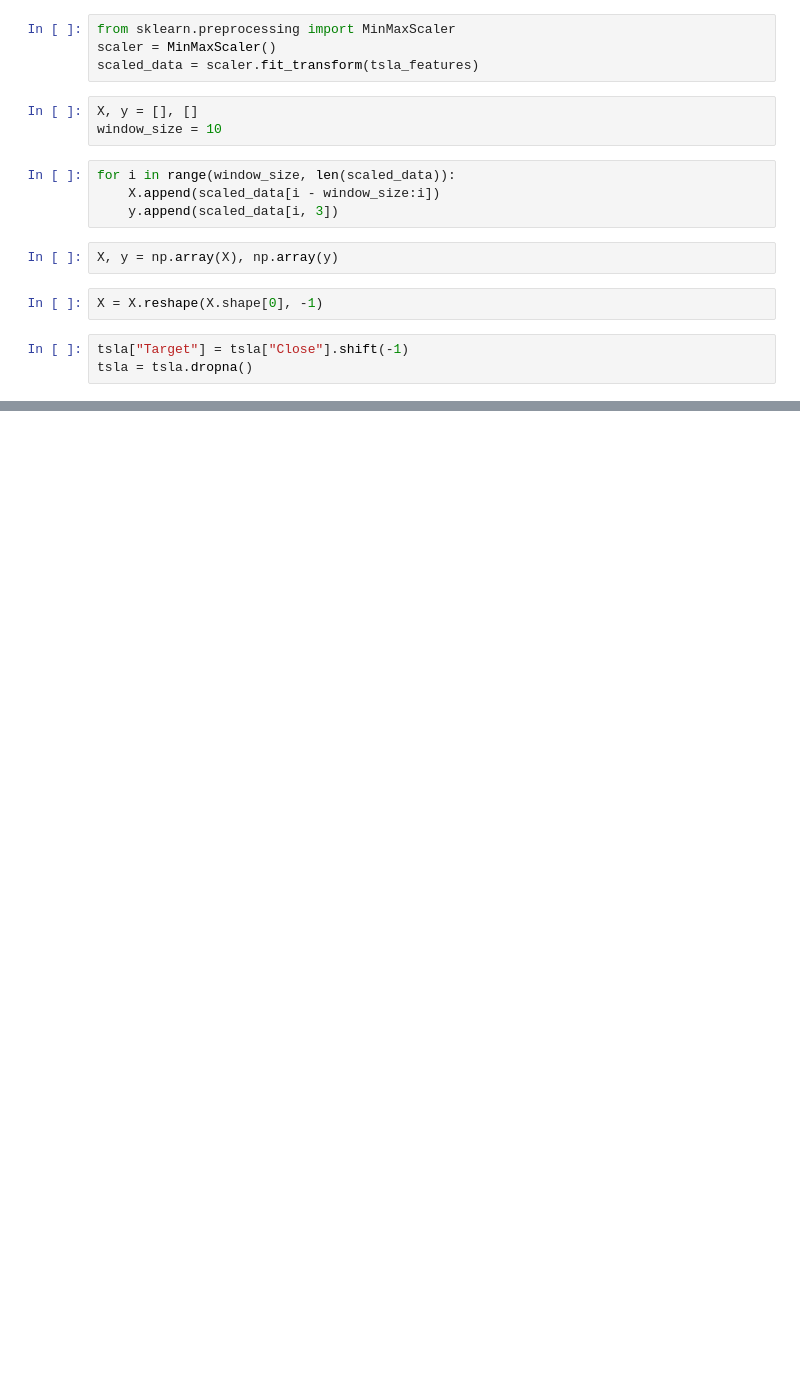
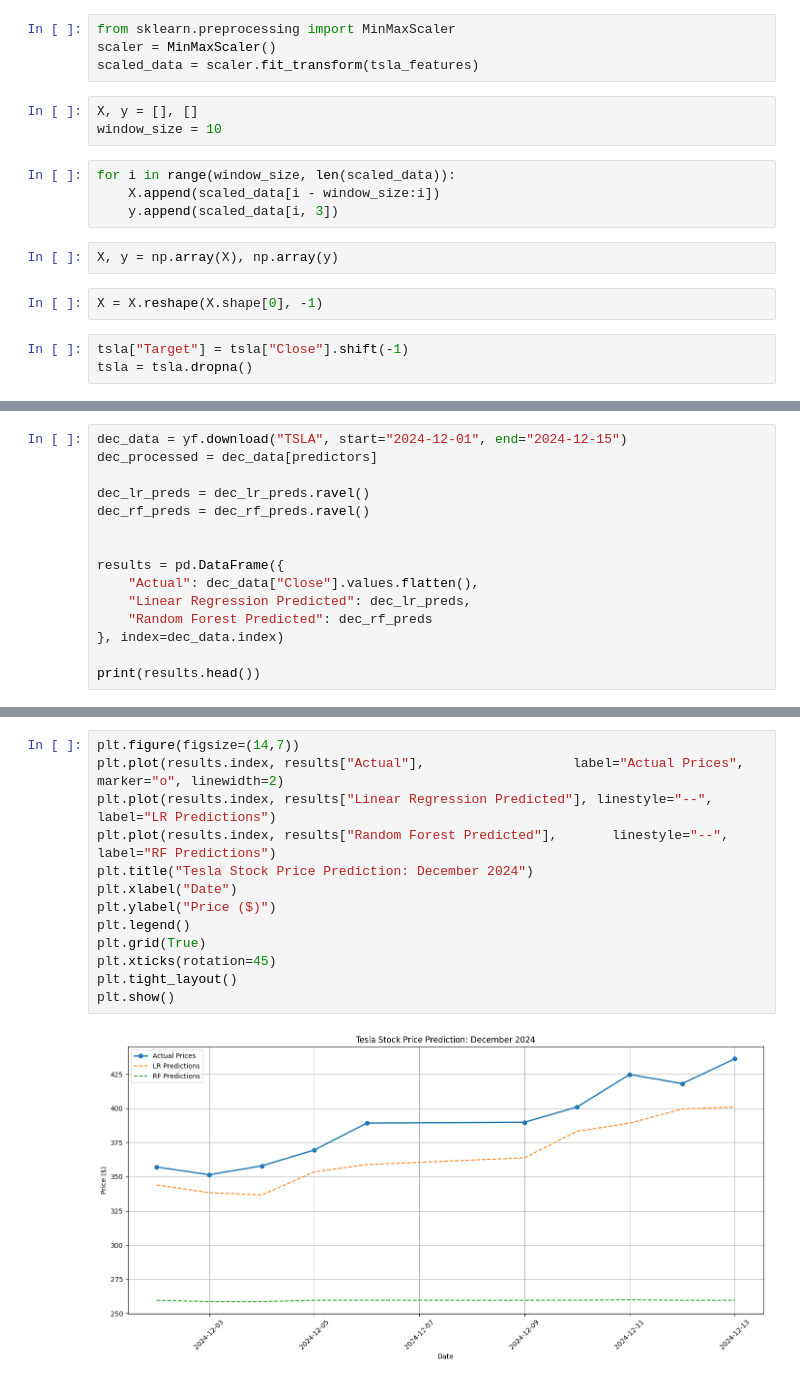
Before and after one commit to Rijubrata42/Stock_Market_Prediction_L1Project, a Jupyter notebook: L1 Project(Stock Market Prediction).ipynb, the cells around one changed output, grey strips where cells are left out. Drawn from its saved outputs; the diff is of its cells as text; blank space fills up the shorter version.

```diff
--- a/L1 Project(Stock Market Prediction).ipynb
+++ b/L1 Project(Stock Market Prediction).ipynb
@@ -264,0 +237,15 @@ plt.show()
+# %%
+dec_data = yf.download("TSLA", start="2024-12-01", end="2024-12-15")
+dec_processed = dec_data[predictors]
+
+dec_lr_preds = dec_lr_preds.ravel()
+dec_rf_preds = dec_rf_preds.ravel()
+
+
+results = pd.DataFrame({
+    "Actual": dec_data["Close"].values.flatten(),
+    "Linear Regression Predicted": dec_lr_preds,
+    "Random Forest Predicted": dec_rf_preds
+}, index=dec_data.index)
+
+print(results.head())
@@ -264,0 +261,15 @@ plt.show()
+# %%
+plt.figure(figsize=(14,7))
+plt.plot(results.index, results["Actual"],                   label="Actual Prices", marker="o", linewidth=2)
+plt.plot(results.index, results["Linear Regression Predicted"], linestyle="--", label="LR Predictions")
+plt.plot(results.index, results["Random Forest Predicted"],       linestyle="--", label="RF Predictions")
+plt.title("Tesla Stock Price Prediction: December 2024")
+plt.xlabel("Date")
+plt.ylabel("Price ($)")
+plt.legend()
+plt.grid(True)
+plt.xticks(rotation=45)
+plt.tight_layout()
+plt.show()
+# %% [output]
+[figure, added]
```
Also changed, not shown: parts of 26 cells of this notebook.
